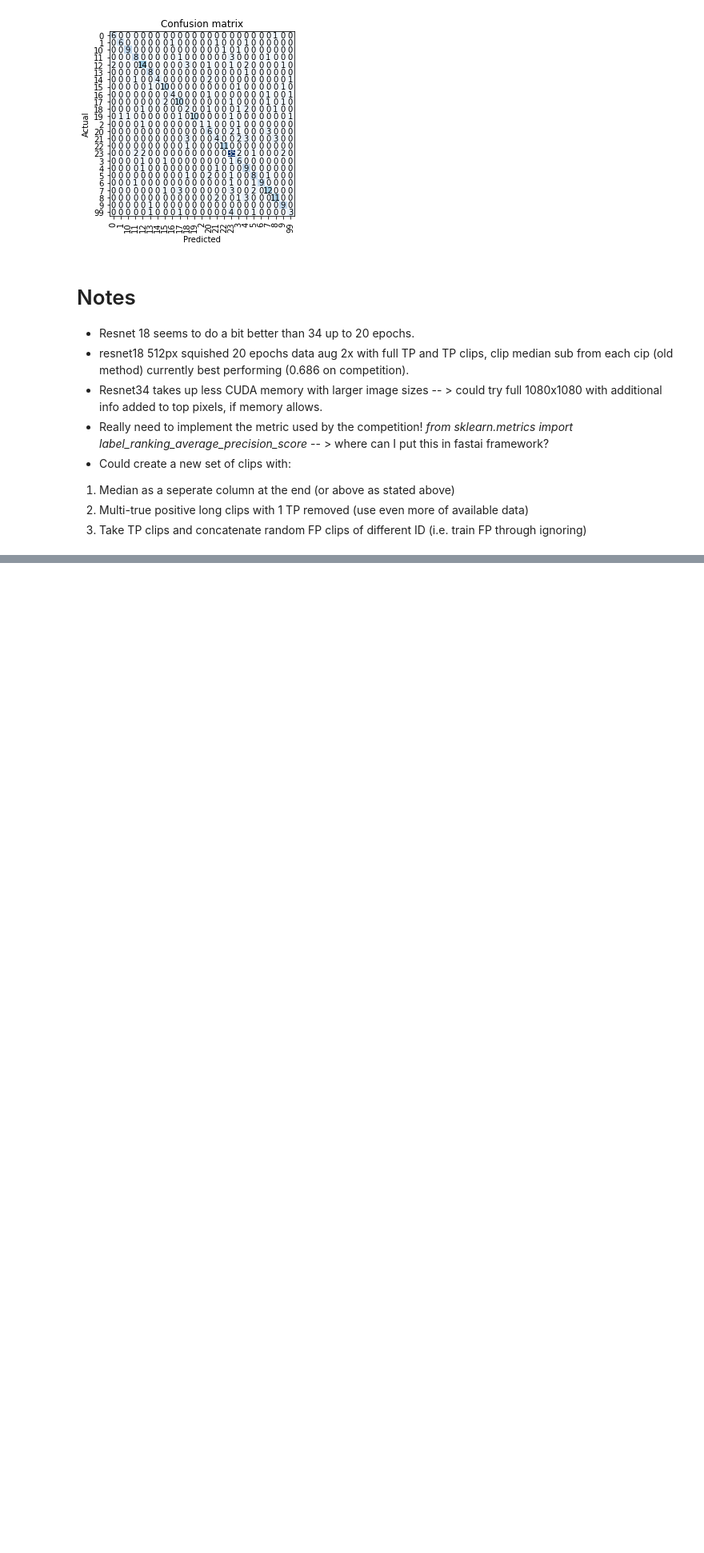
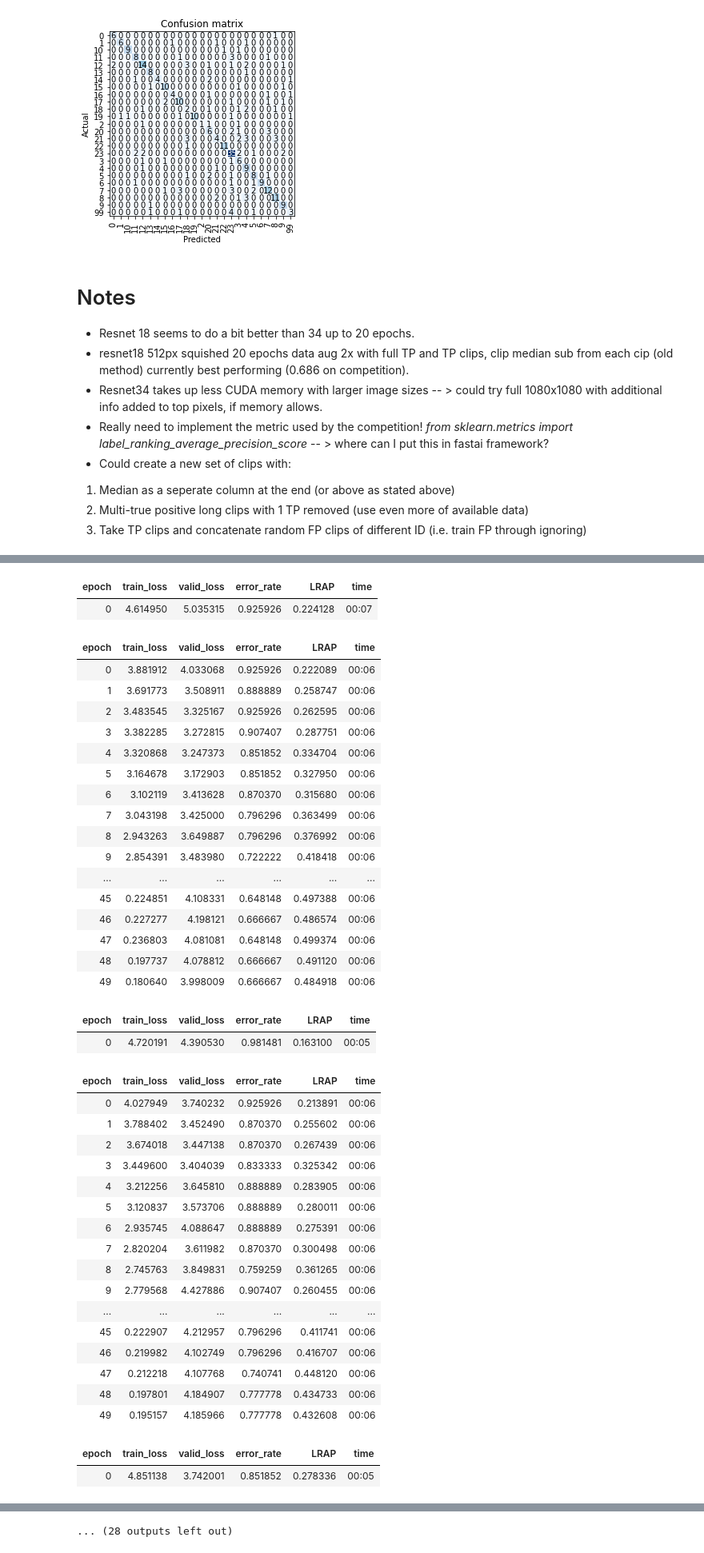
Before and after one commit to KidElectric/rfcx_kaggle, a Jupyter notebook: notebooks/3.0-bri-train-models-experiments.ipynb, the cells around one changed output, grey strips where cells are left out. Shown at 80% size. Saved outputs shown, nothing was run; the diff lists cells and outputs as text; code cells hidden in the pictures; blank space fills up the shorter version.

```diff
--- a/notebooks/3.0-bri-train-models-experiments.ipynb
+++ b/notebooks/3.0-bri-train-models-experiments.ipynb
@@ -245,0 +245,62 @@ KeyError: "Label '1' was not included in the training dataset"
+# %%
+# NO mixup. Train several smaller models on randomly subsampled image sets (n=50 to start)
+def which_singer(x): return x.parts[-1].split('_')[1]
+rs = 15
+path =CC_ROOT.joinpath('data').joinpath('processed').joinpath('resamp_%d' % 15)
+nmodels=20
+for i in range(nmodels):
+    subset=path.joinpath(str(i))
+    dls = ImageDataLoaders.from_path_func(
+        subset, get_image_files(subset), valid_pct=0.14, seed=42,
+        label_func=which_singer, item_tfms=Resize(224,ResizeMethod.Squish),
+        batch_tfms=aug_transforms(mult=2, do_flip=False),
+        num_workers=0,bs=12)
+
+    learn = cnn_learner(dls, resnet50, metrics=[error_rate, LRAP])
+    learn.fine_tune(50)
+    model_name='rn50_50ep_224_resamp%d_TP_FP_NP_aug2_noflip_%d.pkl' % (rs,i)
+    mpath=path.joinpath('models')
+    if mpath.exists() == False:
+        os.makedirs(mpath)
+    learn.export(fname=mpath.joinpath(model_name)) #30e = 0.717
+# %% [output]
+| epoch | train_loss | valid_loss | error_rate | LRAP | time |
+| 0 | 4.614950 | 5.035315 | 0.925926 | 0.224128 | 00:07 |
+| epoch | train_loss | valid_loss | error_rate | LRAP | time |
+| 0 | 3.881912 | 4.033068 | 0.925926 | 0.222089 | 00:06 |
+| 1 | 3.691773 | 3.508911 | 0.888889 | 0.258747 | 00:06 |
+| 2 | 3.483545 | 3.325167 | 0.925926 | 0.262595 | 00:06 |
+| 3 | 3.382285 | 3.272815 | 0.907407 | 0.287751 | 00:06 |
+| 4 | 3.320868 | 3.247373 | 0.851852 | 0.334704 | 00:06 |
+| 5 | 3.164678 | 3.172903 | 0.851852 | 0.327950 | 00:06 |
+| 6 | 3.102119 | 3.413628 | 0.870370 | 0.315680 | 00:06 |
+| 7 | 3.043198 | 3.425000 | 0.796296 | 0.363499 | 00:06 |
+| 8 | 2.943263 | 3.649887 | 0.796296 | 0.376992 | 00:06 |
+| 9 | 2.854391 | 3.483980 | 0.722222 | 0.418418 | 00:06 |
+| ... | ... | ... | ... | ... | ... |
+| 45 | 0.224851 | 4.108331 | 0.648148 | 0.497388 | 00:06 |
+| 46 | 0.227277 | 4.198121 | 0.666667 | 0.486574 | 00:06 |
+| 47 | 0.236803 | 4.081081 | 0.648148 | 0.499374 | 00:06 |
+| 48 | 0.197737 | 4.078812 | 0.666667 | 0.491120 | 00:06 |
+| 49 | 0.180640 | 3.998009 | 0.666667 | 0.484918 | 00:06 |
+| epoch | train_loss | valid_loss | error_rate | LRAP | time |
+| 0 | 4.720191 | 4.390530 | 0.981481 | 0.163100 | 00:05 |
+| epoch | train_loss | valid_loss | error_rate | LRAP | time |
+| 0 | 4.027949 | 3.740232 | 0.925926 | 0.213891 | 00:06 |
+| 1 | 3.788402 | 3.452490 | 0.870370 | 0.255602 | 00:06 |
+| 2 | 3.674018 | 3.447138 | 0.870370 | 0.267439 | 00:06 |
+| 3 | 3.449600 | 3.404039 | 0.833333 | 0.325342 | 00:06 |
+| 4 | 3.212256 | 3.645810 | 0.888889 | 0.283905 | 00:06 |
+| 5 | 3.120837 | 3.573706 | 0.888889 | 0.280011 | 00:06 |
+| 6 | 2.935745 | 4.088647 | 0.888889 | 0.275391 | 00:06 |
+| 7 | 2.820204 | 3.611982 | 0.870370 | 0.300498 | 00:06 |
+| 8 | 2.745763 | 3.849831 | 0.759259 | 0.361265 | 00:06 |
+| 9 | 2.779568 | 4.427886 | 0.907407 | 0.260455 | 00:06 |
+| ... | ... | ... | ... | ... | ... |
+| 45 | 0.222907 | 4.212957 | 0.796296 | 0.411741 | 00:06 |
+| 46 | 0.219982 | 4.102749 | 0.796296 | 0.416707 | 00:06 |
+| 47 | 0.212218 | 4.107768 | 0.740741 | 0.448120 | 00:06 |
+| 48 | 0.197801 | 4.184907 | 0.777778 | 0.434733 | 00:06 |
+| 49 | 0.195157 | 4.185966 | 0.777778 | 0.432608 | 00:06 |
+| epoch | train_loss | valid_loss | error_rate | LRAP | time |
+| 0 | 4.851138 | 3.742001 | 0.851852 | 0.278336 | 00:05 |
@@ -245,0 +381 @@ KeyError: "Label '1' was not included in the training dataset"
+... (28 outputs left out)
```
Also changed, not shown: parts of 4 cells of this notebook, 3 other files.
